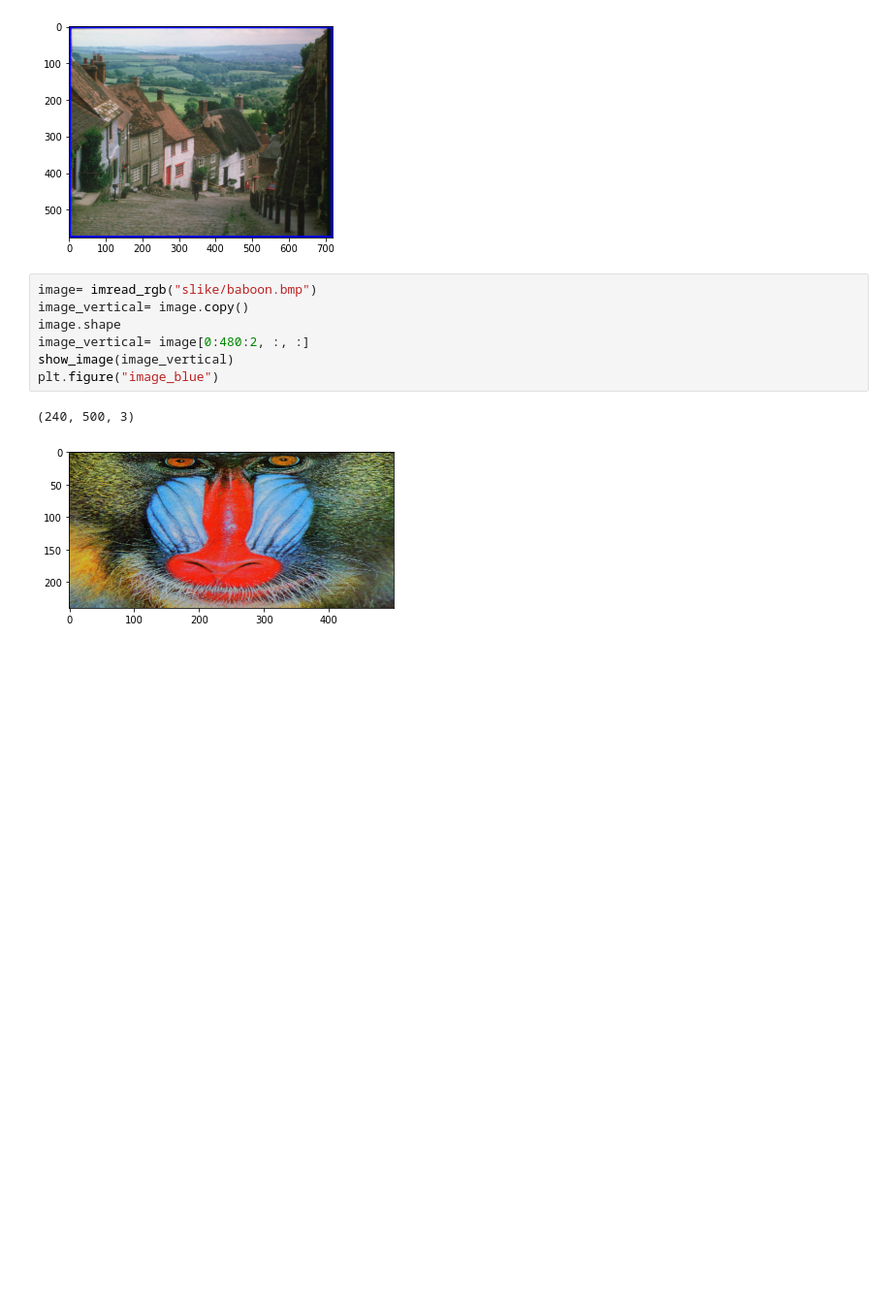
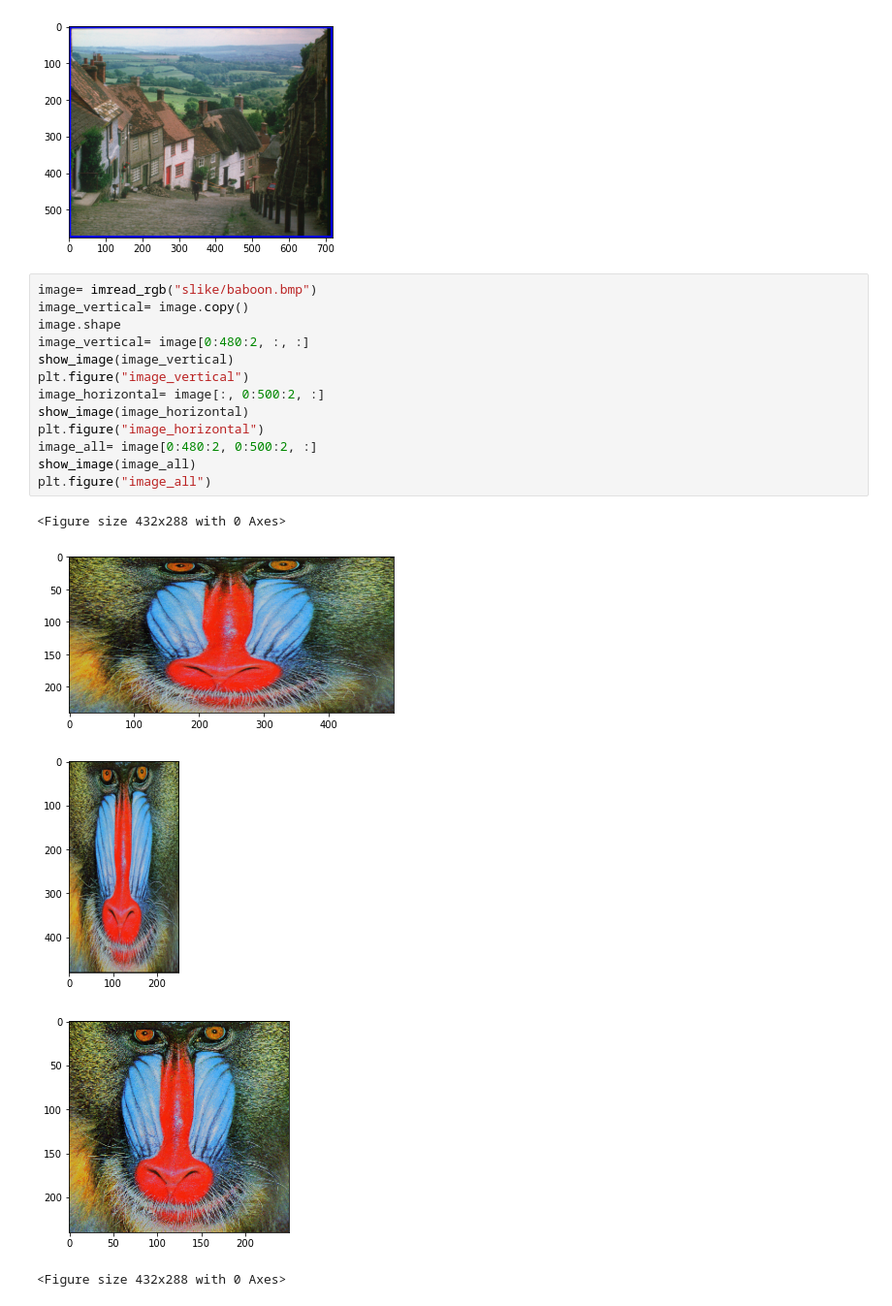
Before and after one commit to goranklement/ORiRV, a Jupyter notebook: lab1.ipynb, the cells around one changed output. Shown: that part at 97% size. Cells and saved outputs as stored; diff of their text form; blank space fills up the shorter version.

```diff
--- a/lab1.ipynb
+++ b/lab1.ipynb
@@ -164,10 +164,19 @@ image.shape
 # %%
 image= imread_rgb("slike/baboon.bmp")
 image_vertical= image.copy()
 image.shape
 image_vertical= image[0:480:2, :, :]
 show_image(image_vertical)
-plt.figure("image_blue")
+plt.figure("image_vertical")
+image_horizontal= image[:, 0:500:2, :]
+show_image(image_horizontal)
+plt.figure("image_horizontal")
+image_all= image[0:480:2, 0:500:2, :]
+show_image(image_all)
+plt.figure("image_all")
 # %% [output]
-(240, 500, 3)
+<Figure size 432x288 with 0 Axes>
 [figure]
+[figure, added]
+[figure, added]
+<Figure size 432x288 with 0 Axes>
```
